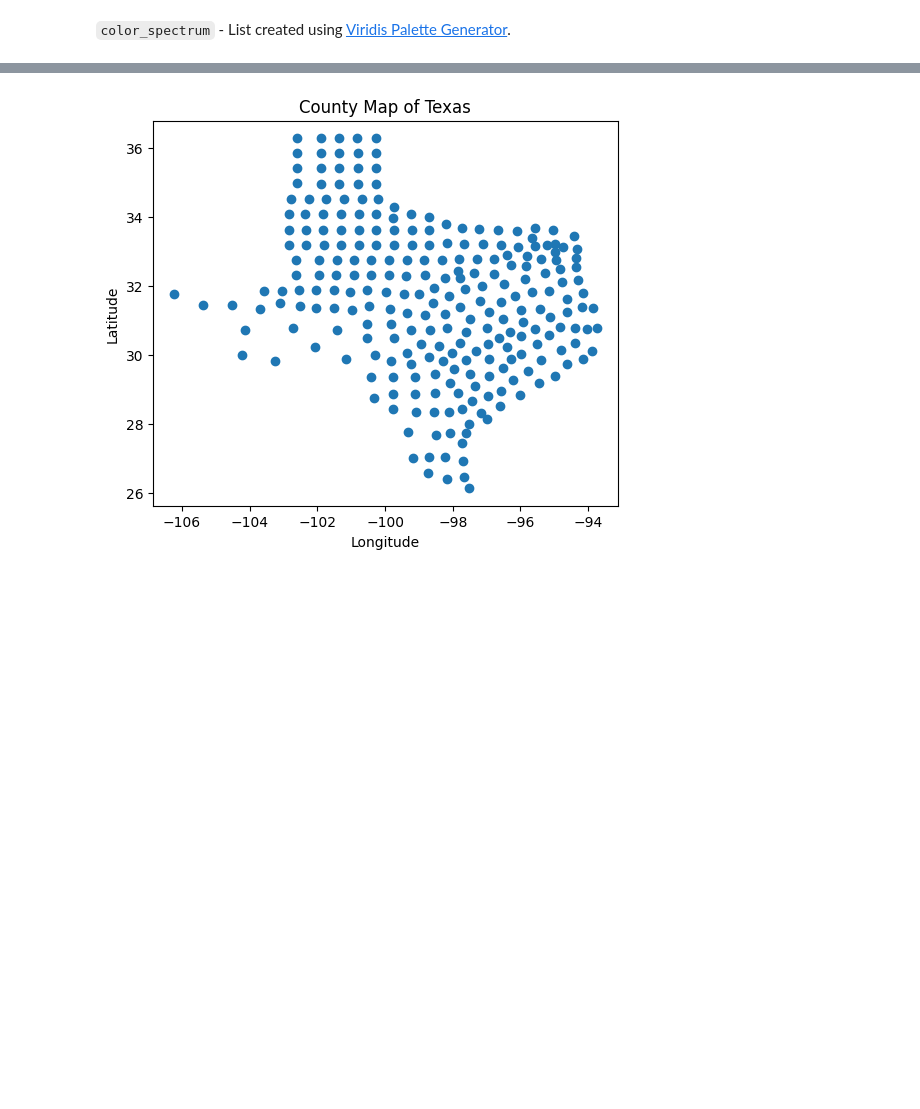
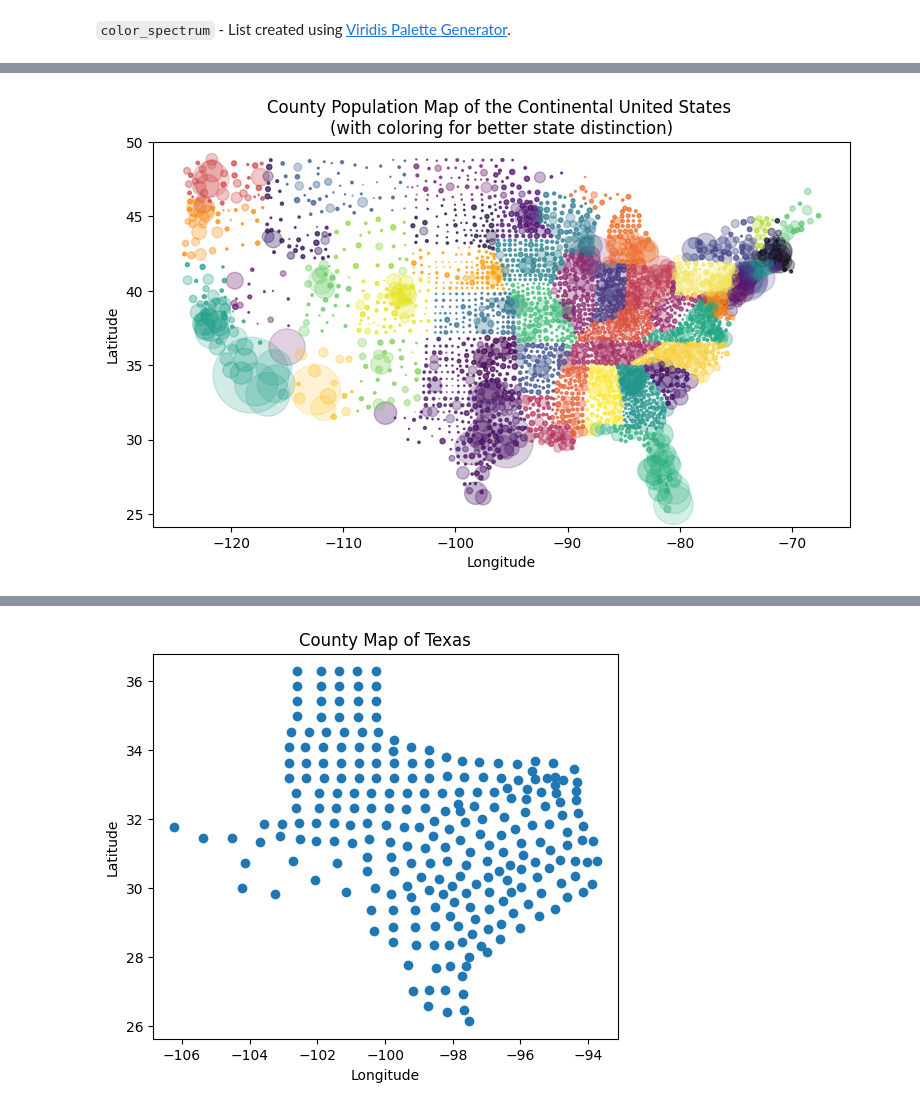
Before and after one commit to the-codingschool/TRAIN-datasets, a Jupyter notebook: us_counties/visualizing_county_maps.ipynb, the cells around one changed output, grey strips where cells are left out. Drawn from its saved outputs; the diff is of its cells as text; code cells hidden in the pictures; blank space fills up the shorter version.

```diff
--- a/us_counties/visualizing_county_maps.ipynb
+++ b/us_counties/visualizing_county_maps.ipynb
@@ -79,0 +109,17 @@ plt.show()
+# %%
+from random import shuffle
+
+shuffle(color_spectrum)
+colors = []
+for x in cont_df['state']:
+    idx = list(df['state'].unique()).index(x)
+    colors.append(color_spectrum[idx])
+
+plt.figure(figsize=(9,5))
+plt.scatter(cont_df['longitude'], cont_df['latitude'], c=colors, alpha=alpha, s=point_size)
+plt.title('County Population Map of the Continental United States \n(with coloring for better state distinction)')
+plt.xlabel('Longitude')
+plt.ylabel('Latitude')
+plt.show()
+# %% [output]
+[figure, added]
```
Also changed, not shown: parts of 15 cells of this notebook, 2 other files.
